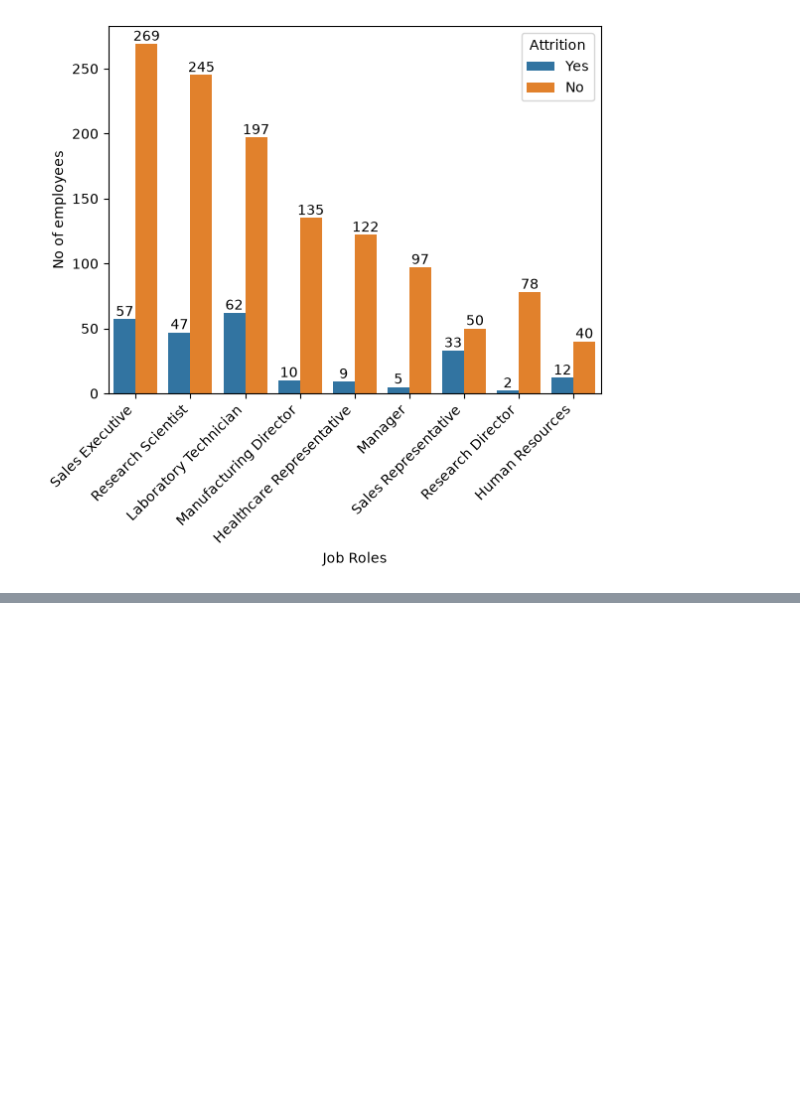
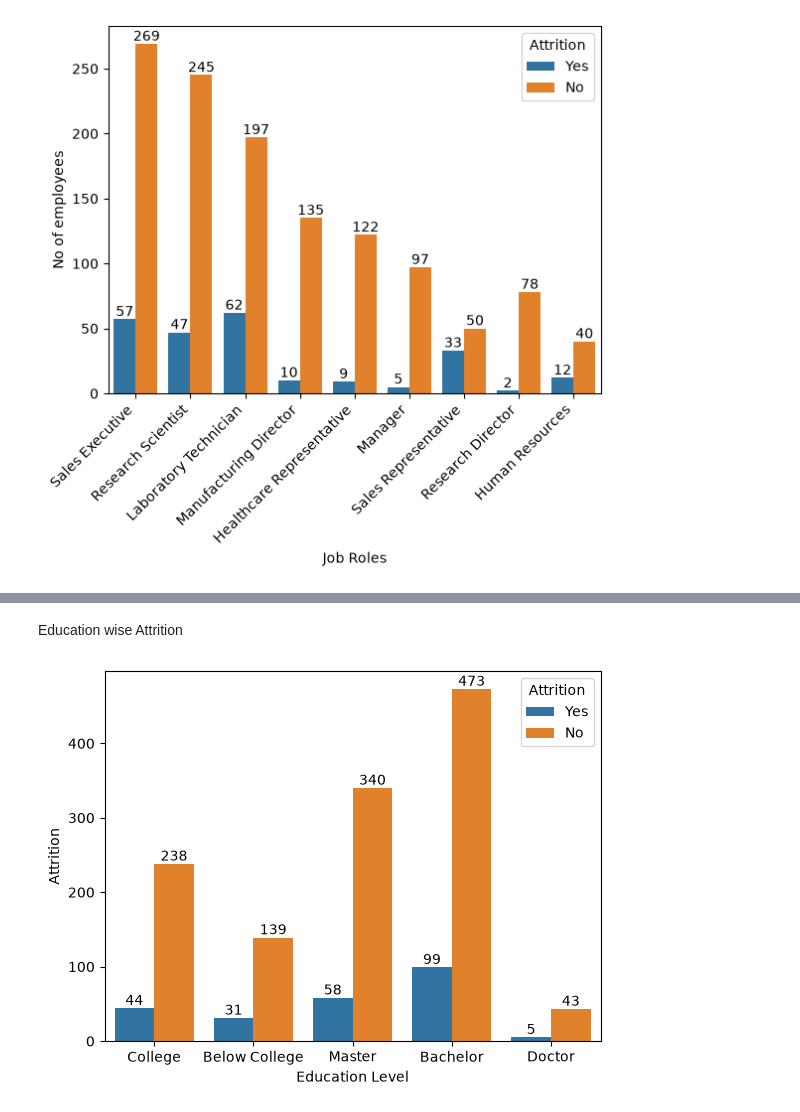
Before and after one commit to praveenkumar231205/ibm-hr-analytics-python, a Jupyter notebook: 01_eda_and_insights.ipynb, the cells around one changed output, grey strips where cells are left out. Saved outputs shown, nothing was run; the diff lists cells and outputs as text; code cells hidden in the pictures; blank space fills up the shorter version.

Commit message:
Job wise markdown done and edu wise plotted

```diff
--- a/01_eda_and_insights.ipynb
+++ b/01_eda_and_insights.ipynb
@@ -320,0 +326,11 @@ plt.show()
+# %% [markdown]
+Education wise Attrition
+# %%
+graph = sns.countplot(data=df, x="Education_label", hue="Attrition")
+graph.bar_label(graph.containers[0])
+graph.bar_label(graph.containers[1])
+plt.xlabel("Education Level")
+plt.ylabel("Attrition")
+plt.show()
+# %% [output]
+[figure, added]
```
Also changed, not shown: parts of 1 cell of this notebook.
